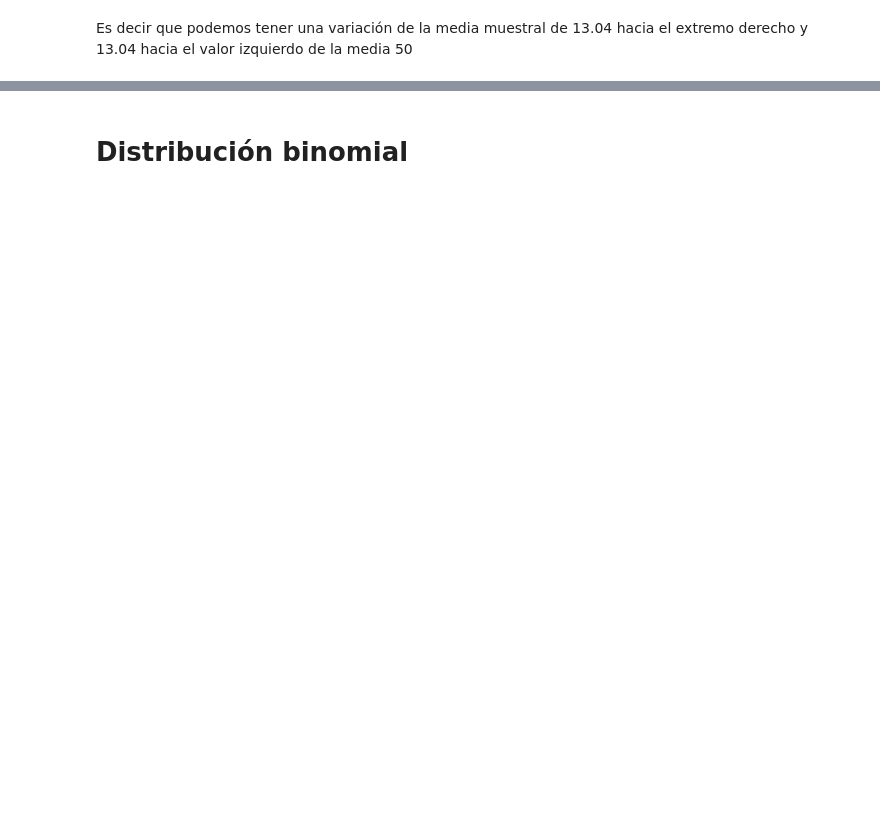
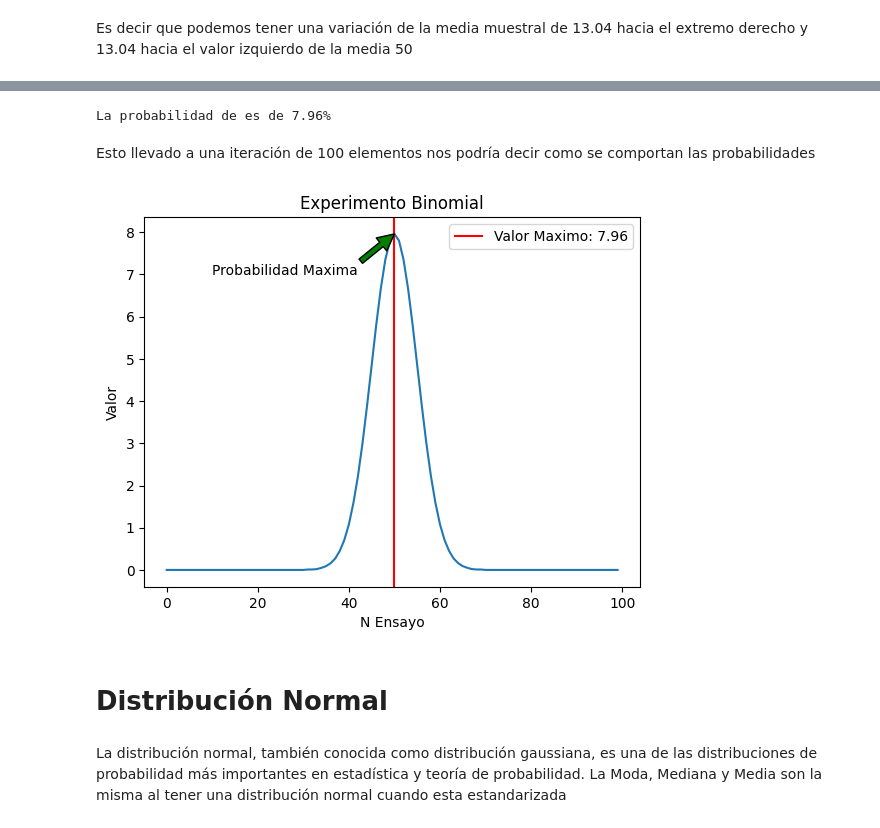
Before and after one commit to jmhrivera/own_documentation, a Jupyter notebook: Data Analyst/12. Resumen DA.ipynb, the cells around one changed output, grey strips where cells are left out. Saved outputs shown, nothing was run; the diff lists cells and outputs as text; code cells hidden in the pictures; blank space fills up the shorter version.

```diff
--- a/Data Analyst/12. Resumen DA.ipynb
+++ b/Data Analyst/12. Resumen DA.ipynb
@@ -163,2 +166,48 @@ Es decir que podemos tener una variación de la media muestral de 13.04 hacia el
+# %%
+from scipy.stats import binom
+
+n = 100 #veces que se tiró una moneda
+k = 50 # veces que esperamos tener exito
+p = 0.5 #probabilidad de que ocurra cada evento único
+probability = binom.pmf(k,n,p)
+
+
+# El resultado será el resultado de la multiplicación de todas las probabilidades individuales
+print(f'La probabilidad de es de {round(probability*100,2)}%')
+# %% [output]
+La probabilidad de es de 7.96%
+# %% [markdown]
+Esto llevado a una iteración de 100 elementos nos podría decir como se comportan las probabilidades
+# %%
+def results(n,p):
+    probabilities = []
+    for k in range(100):
+        probabilities.append(round(binom.pmf(k,n,p)*100,2))
+    return probabilities
+
+probabilities = results(n,p)
+# %%
+#Graficamos el resultado
+plt.plot(range(100),probabilities)
+
+#Añadiendo lineas al grafico
+plt.axvline(probabilities.index(np.max(probabilities))    , color='r', label=f'Valor Maximo: {np.max(probabilities)}')
+plt.annotate('Probabilidad Maxima',
+             xy=(probabilities.index(np.max(probabilities)), np.max(probabilities)),
+              xytext=(10, 7),
+             arrowprops=dict(facecolor='green', shrink=1),
+             )
+#Agregando etiquetas
+plt.xlabel('N Ensayo')
+plt.ylabel('Valor')
+plt.title('Experimento Binomial')
+plt.legend()
+
+
+plt.show()
+# %% [output]
+[figure, added]
 # %% [markdown]
-# Distribución binomial
+# Distribución Normal
+# %% [markdown]
+La distribución normal, también conocida como distribución gaussiana, es una de las distribuciones de probabilidad más importantes en estadística y teoría de probabilidad. La Moda, Mediana y Media son la misma al tener una distribución normal cuando esta estandarizada
```
Also changed, not shown: parts of 12 cells of this notebook.
